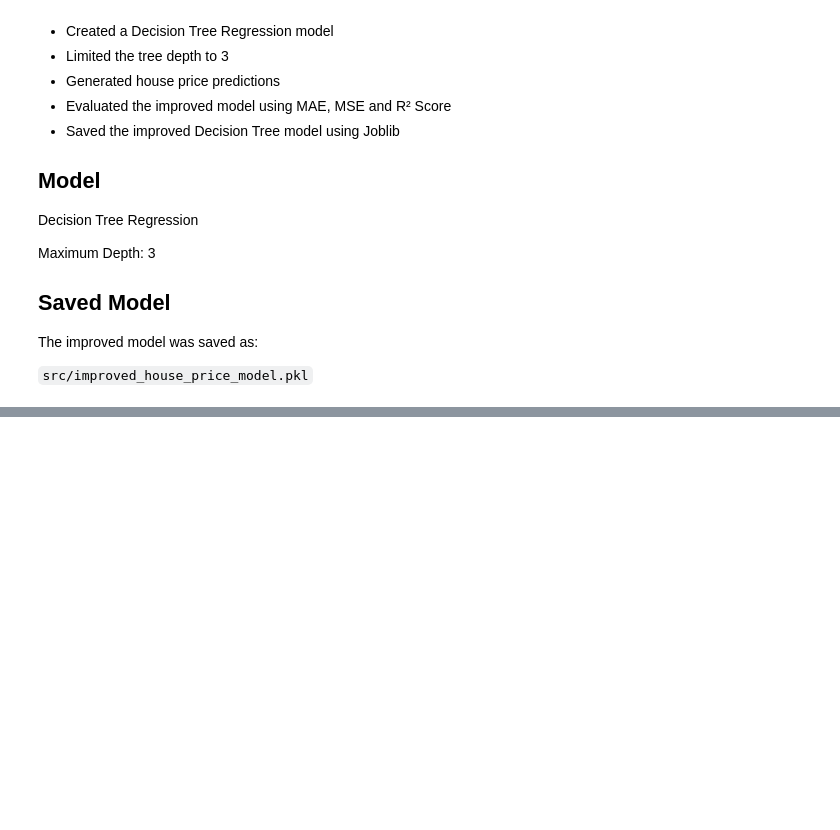
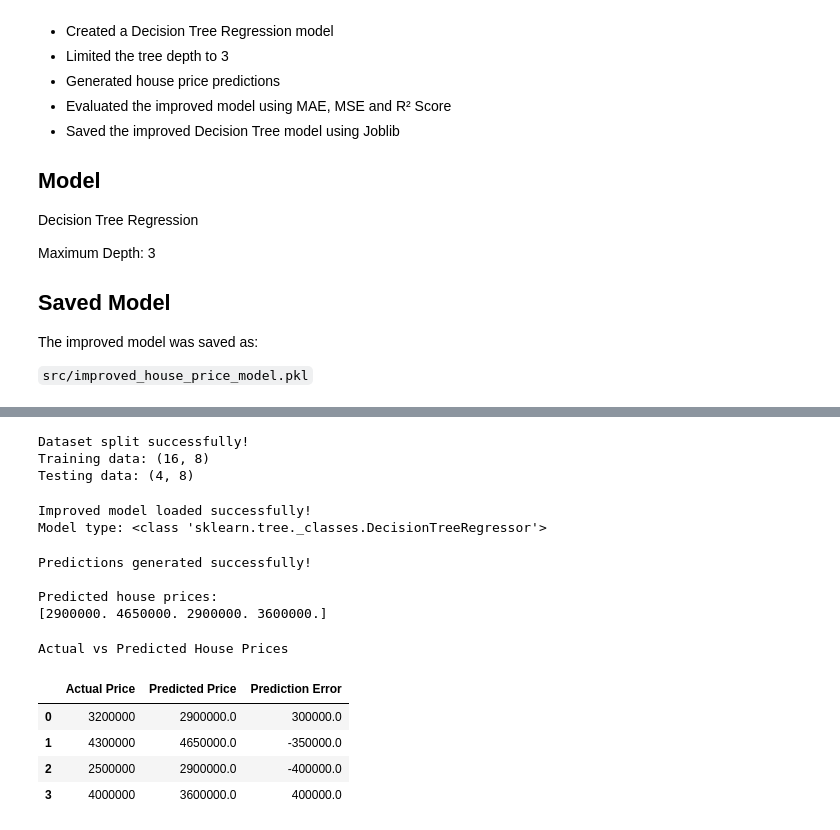
Before and after one commit to gyanaranjanj360-debug/Python-internship, a Jupyter notebook: notebook/house_price_analysis.ipynb, the cells around one changed output, grey strips where cells are left out. Drawn from its saved outputs; the diff is of its cells as text; code cells hidden in the pictures; blank space fills up the shorter version.

```diff
--- a/notebook/house_price_analysis.ipynb
+++ b/notebook/house_price_analysis.ipynb
@@ -2573,3 +2573,13 @@ Maximum Depth: 3
 The improved model was saved as:
 
 `src/improved_house_price_model.pkl`
+# %%
+import joblib
+
+# Load the improved Decision Tree model
+improved_model = joblib.load(
+    "../src/improved_house_price_model.pkl"
+)
+
+print("Improved Decision Tree model loaded successfully!")
+print("Model type:", type(improved_model))
@@ -2575,0 +2601,67 @@ The improved model was saved as:
+# %%
+from sklearn.model_selection import train_test_split
+
+# Split the dataset into training and testing sets
+X_train, X_test, y_train, y_test = train_test_split(
+    X,
+    y,
+    test_size=0.2,
+    random_state=42
+)
+
+print("Dataset split successfully!")
+print("Training data:", X_train.shape)
+print("Testing data:", X_test.shape)
+# %% [output]
+Dataset split successfully!
+Training data: (16, 8)
+Testing data: (4, 8)
+# %%
+import joblib
+
+# Load the improved model
+improved_model = joblib.load(
+    "../src/improved_house_price_model.pkl"
+)
+
+print("Improved model loaded successfully!")
+print("Model type:", type(improved_model))
+# %% [output]
+Improved model loaded successfully!
+Model type: <class 'sklearn.tree._classes.DecisionTreeRegressor'>
+# %%
+# Generate predictions using the improved model
+improved_predictions = improved_model.predict(X_test)
+
+print("Predictions generated successfully!")
+print("\nPredicted house prices:")
+print(improved_predictions)
+# %% [output]
+Predictions generated successfully!
+
+Predicted house prices:
+[2900000. 4650000. 2900000. 3600000.]
+# %%
+import pandas as pd
+
+# Compare actual and predicted prices
+comparison_df = pd.DataFrame({
+    "Actual Price": y_test.values,
+    "Predicted Price": improved_predictions
+})
+
+# Calculate prediction error
+comparison_df["Prediction Error"] = (
+    comparison_df["Actual Price"]
+    - comparison_df["Predicted Price"]
+)
+
+print("Actual vs Predicted House Prices")
+display(comparison_df.round(2))
+# %% [output]
+Actual vs Predicted House Prices
+|  | Actual Price | Predicted Price | Prediction Error |
+| 0 | 3200000 | 2900000.0 | 300000.0 |
+| 1 | 4300000 | 4650000.0 | -350000.0 |
+| 2 | 2500000 | 2900000.0 | -400000.0 |
+| 3 | 4000000 | 3600000.0 | 400000.0 |
```
Also changed, not shown: parts of 7 cells of this notebook, 1 other file.
